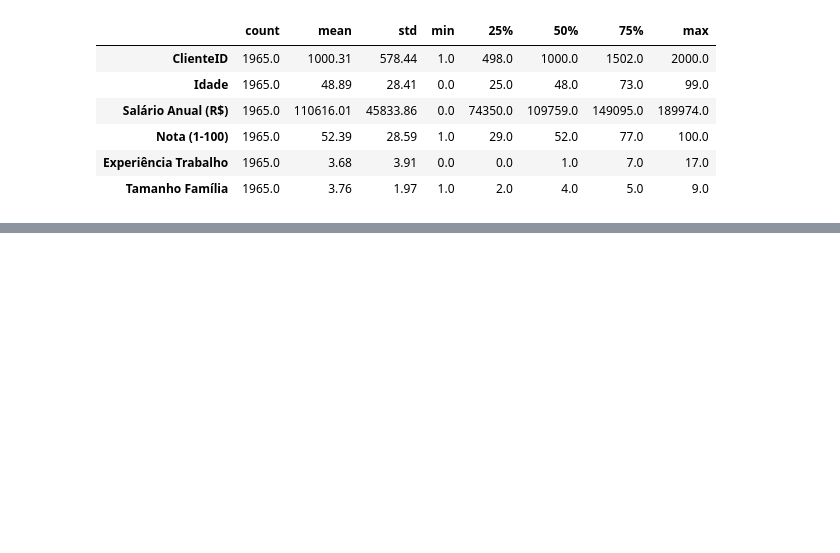
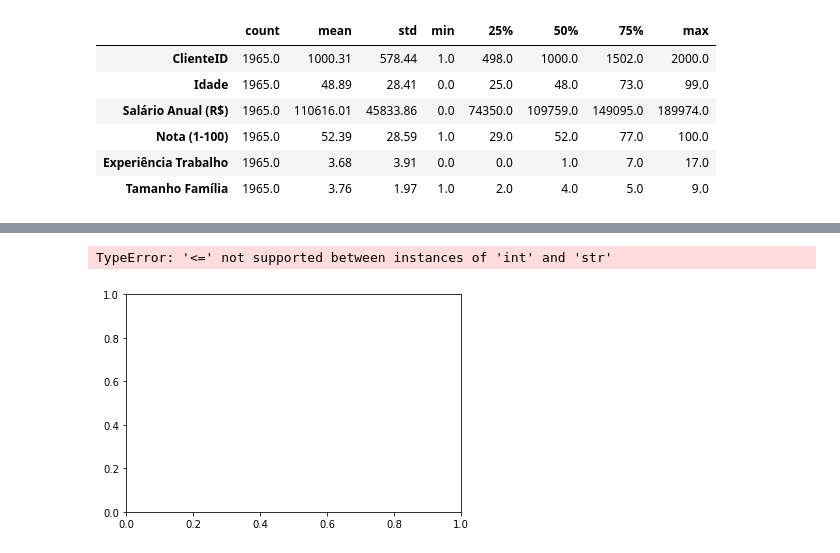
Before and after one commit to fcardosoo/Automacoes-em-Python, a Jupyter notebook: Aula-1/Projeto1 - Arquivo Inicial.ipynb, the cells around one changed output, grey strips where cells are left out. Drawn from its saved outputs; the diff is of its cells as text; code cells hidden in the pictures; blank space fills up the shorter version.

```diff
--- a/Aula-1/Projeto1 - Arquivo Inicial.ipynb
+++ b/Aula-1/Projeto1 - Arquivo Inicial.ipynb
@@ -226,3 +227,10 @@ grafico = px.histogram(tabela, x='Salário Anual (R$)', y= "Nota (1-100)")
 grafico.show()
 # %% [output]
 [interactive output not drawn]
+# %%
+aux1 = tabela['Salário Anual (R$)']
+aux2 = tabela['Nota (1-100)']
+a = plt.bar(aux1, aux2, co )
+# %% [output]
+TypeError: '<=' not supported between instances of 'int' and 'str'
+[figure, added]
```
Also changed, not shown: parts of 1 cell of this notebook.
